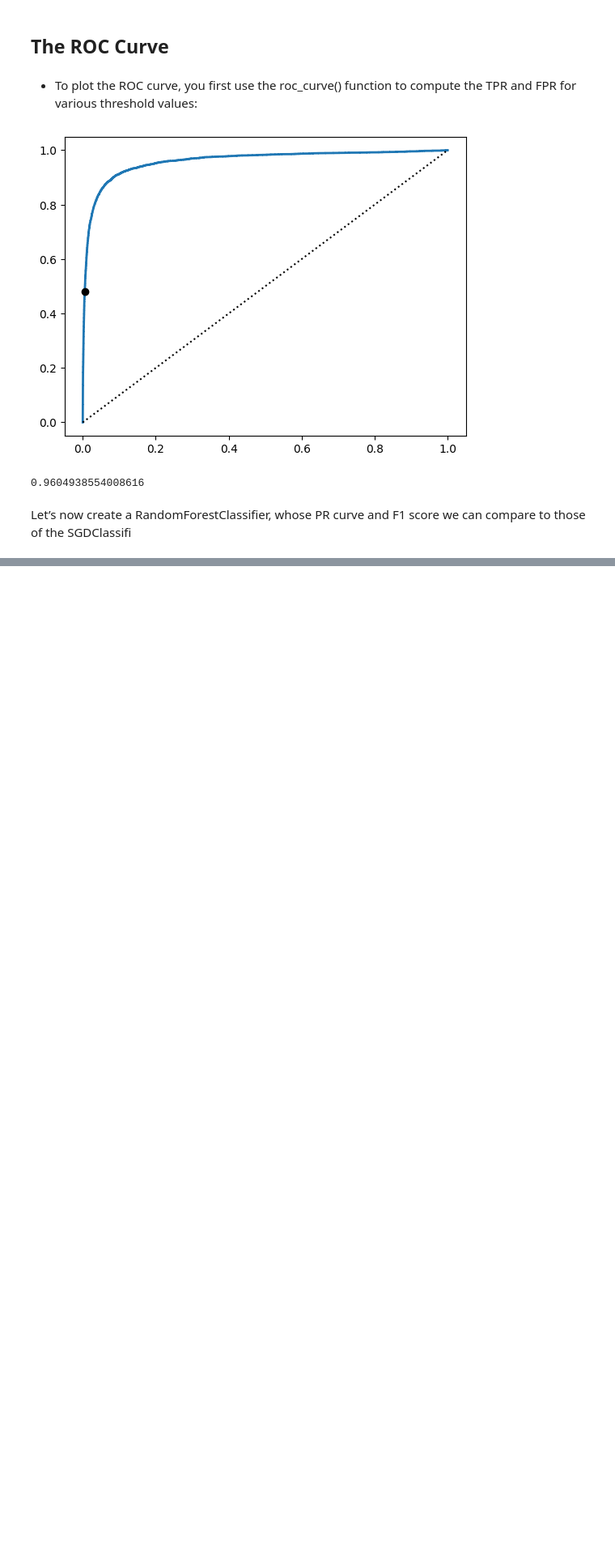
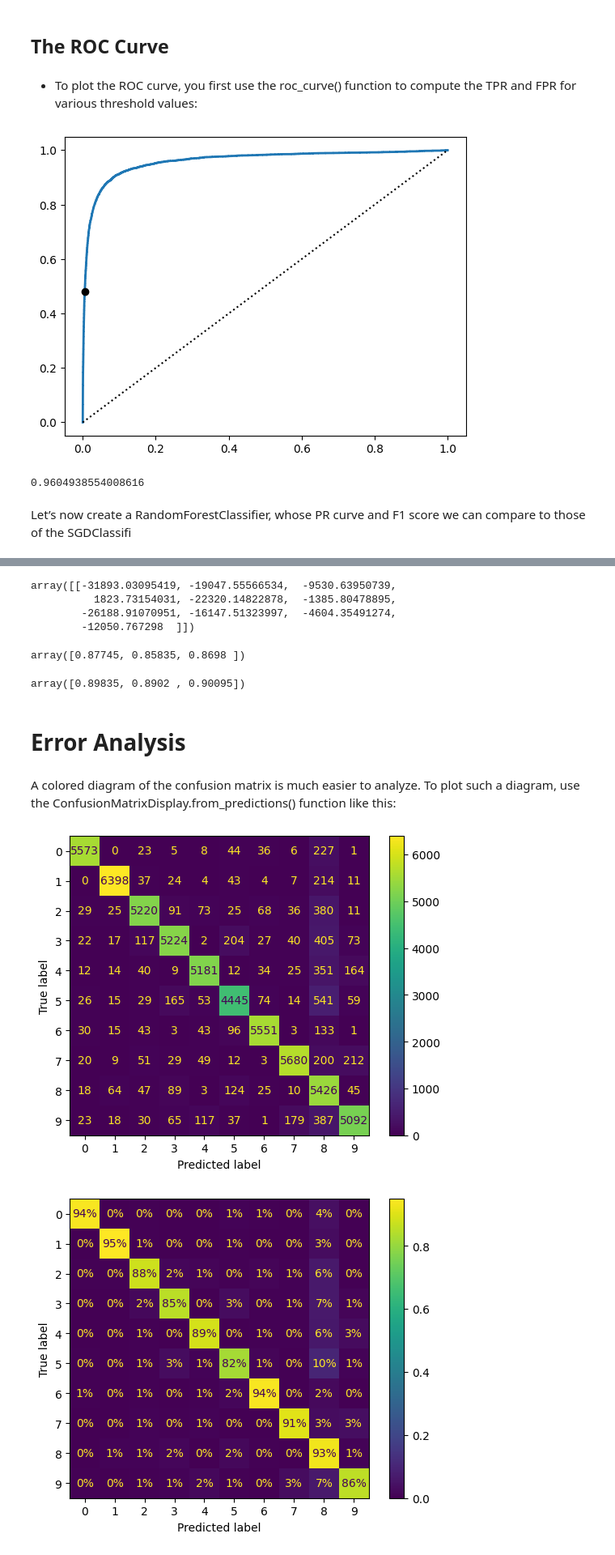
Before and after one commit to kshitijkatore/Learn_Along_Agentic-AI, a Jupyter notebook: 03_HandsOn_MachineLearning/Chapter_03/chapter_03.ipynb, the cells around one changed output, grey strips where cells are left out. Shown at 81% size. Cells and saved outputs as stored; diff of their text form; code cells hidden in the pictures; blank space fills up the shorter version.

```diff
--- a/03_HandsOn_MachineLearning/Chapter_03/chapter_03.ipynb
+++ b/03_HandsOn_MachineLearning/Chapter_03/chapter_03.ipynb
@@ -273,0 +355,6 @@ forest_clf =RandomForestClassifier(random_state=42)
+# %%
+# Training an SGDClassifier on a multiclass dataset and using it to make predictions is just as easy:
+
+sgd_clf =SGDClassifier(random_state=42)
+sgd_clf.fit(X_train, y_train)
+sgd_clf.predict([some_digit])
@@ -273,0 +363,37 @@ forest_clf =RandomForestClassifier(random_state=42)
+# %%
+sgd_clf.decision_function([some_digit])
+# %% [output]
+array([[-31893.03095419, -19047.55566534,  -9530.63950739,
+          1823.73154031, -22320.14822878,  -1385.80478895,
+        -26188.91070951, -16147.51323997,  -4604.35491274,
+        -12050.767298  ]])
+# %%
+cross_val_score(sgd_clf, X_train, y_train, cv=3, scoring='accuracy')
+# %% [output]
+array([0.87745, 0.85835, 0.8698 ])
+# %%
+from sklearn.preprocessing import StandardScaler
+
+scaler =StandardScaler()
+X_train_scaled =scaler.fit_transform(X_train.astype('float64'))
+cross_val_score(sgd_clf, X_train_scaled, y_train, cv=3, scoring="accuracy")
+# %% [output]
+array([0.89835, 0.8902 , 0.90095])
+# %% [markdown]
+# Error Analysis
+# %% [markdown]
+A colored diagram of the confusion matrix is much easier to analyze. To plot such a
+diagram, use the ConfusionMatrixDisplay.from_predictions() function like this:
+# %%
+from sklearn.metrics import ConfusionMatrixDisplay
+
+y_train_pred =cross_val_predict(sgd_clf, X_train_scaled, y_train, cv=3)
+ConfusionMatrixDisplay.from_predictions(y_train, y_train_pred)
+
+plt.show()
+
+ConfusionMatrixDisplay.from_predictions(y_train,y_train_pred, normalize='true', values_format=".0%")
+plt.show()
+# %% [output]
+[figure, added]
+[figure, added]
```
Also changed, not shown: parts of 29 cells of this notebook.
